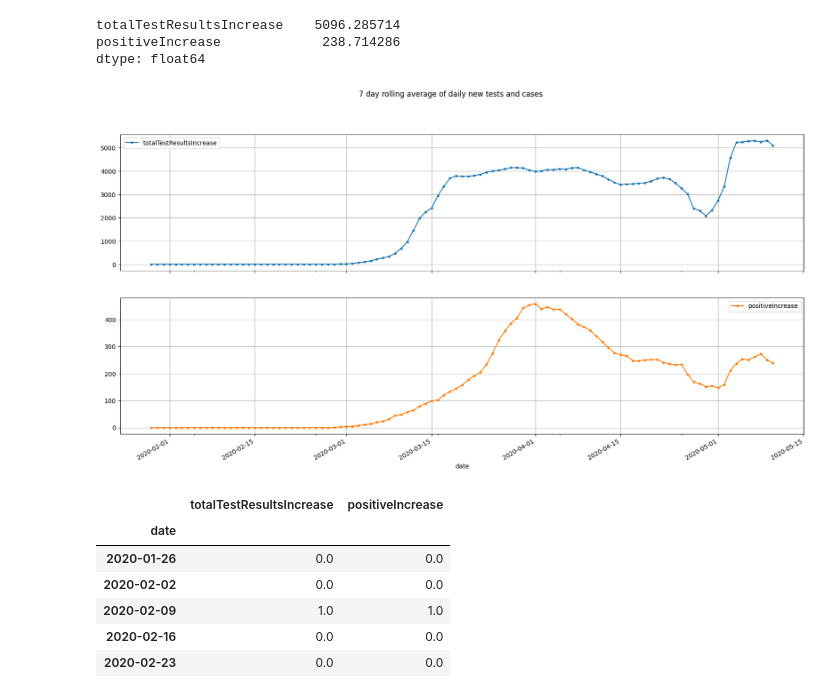
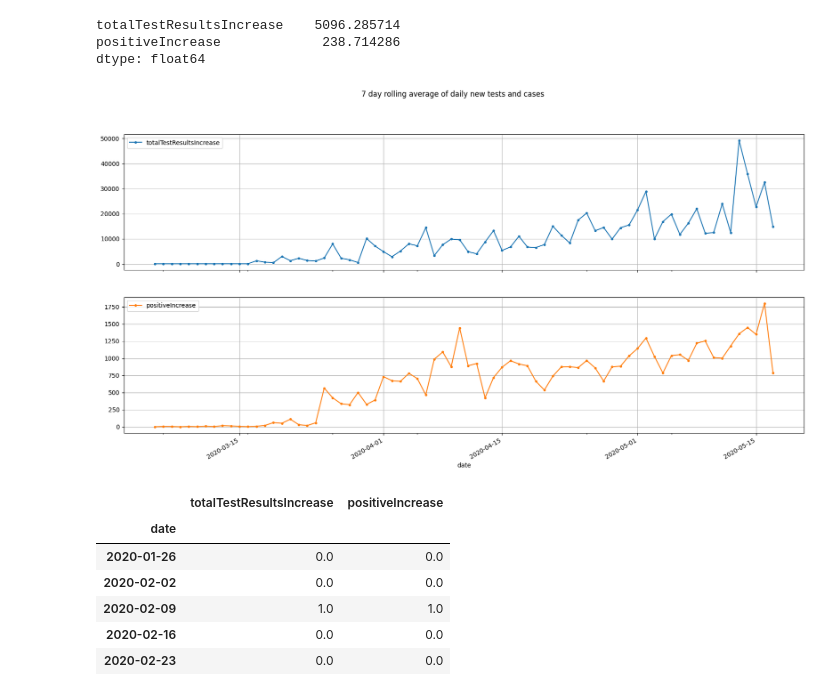
Before and after one commit to beala/covid_forecasts, a Jupyter notebook: Graphs.ipynb, the cells around one changed output. Cells and saved outputs as stored; diff of their text form; code cells hidden in the pictures.

```diff
--- a/Graphs.ipynb
+++ b/Graphs.ipynb
@@ -485,17 +571,17 @@ totalTestResultsIncrease    5096.285714
 positiveIncrease             238.714286
 dtype: float64
 # %%
-states[states['state'] == 'WA'][['totalTestResultsIncrease','positiveIncrease']].rolling(7).mean()[:-1].plot(
+states[states['state'] == 'TX'][['totalTestResultsIncrease','positiveIncrease']].plot(
 grid=True,
 figsize=(20,10),
 subplots=True,
 x_compat=True,
 style=['.-','.-'],
 title="7 day rolling average of daily new tests and cases")
 
 plt.savefig('lrt43_daily_wa_rolling_average.png')
 # %% [output]
-[figure, old version]
+[figure, new version]
 # %%
 states[states['state'] == 'WA'][['totalTestResultsIncrease','positiveIncrease']].groupby(pd.Grouper(freq='W-SUN')).sum()
 # %% [output]
```
Also changed, not shown: parts of 58 cells of this notebook, 18 other files.
